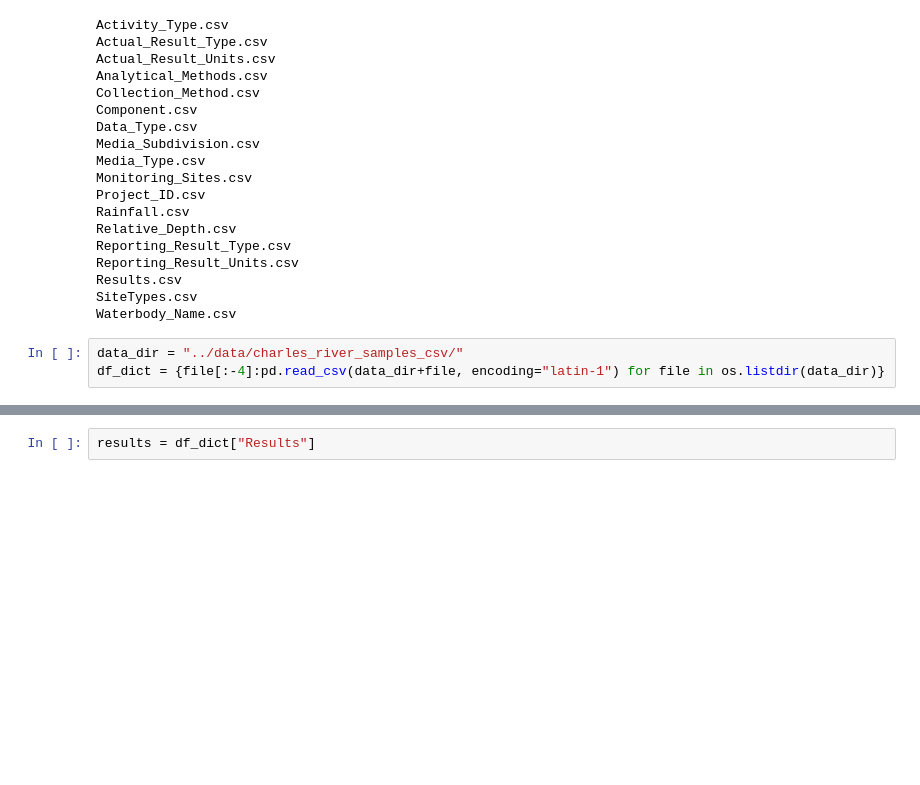
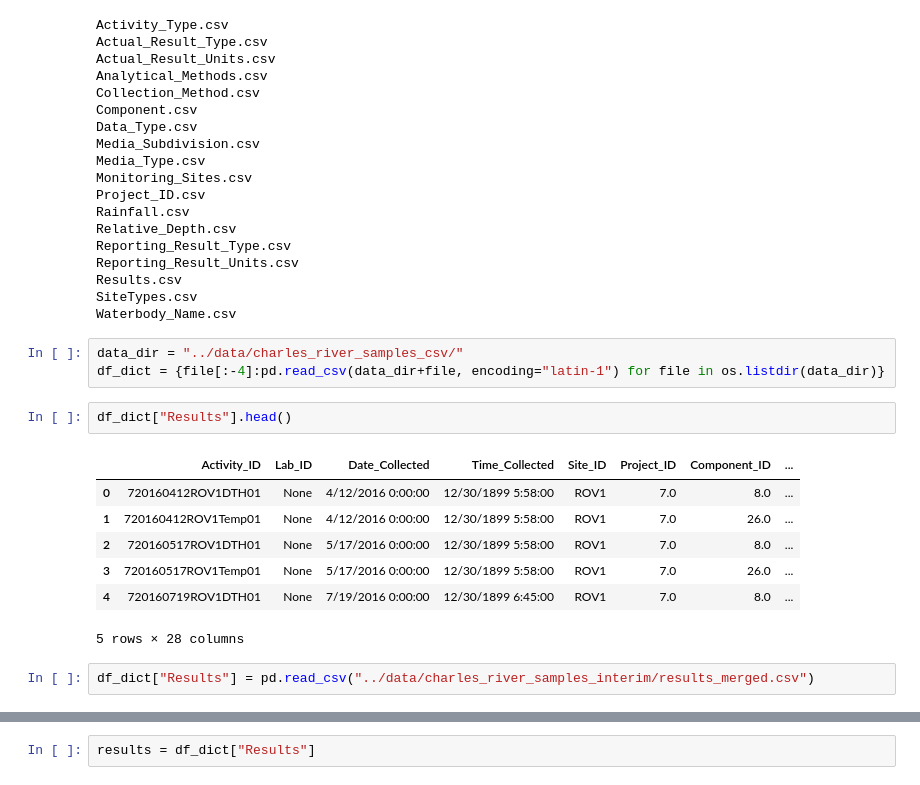
Before and after one commit to codeforboston/safe-water, a Jupyter notebook: projects/crwa/notebooks/njin-eda.ipynb, the cells around one changed output, grey strips where cells are left out. Saved outputs shown, nothing was run; the diff lists cells and outputs as text; blank space fills up the shorter version.

```diff
--- a/projects/crwa/notebooks/njin-eda.ipynb
+++ b/projects/crwa/notebooks/njin-eda.ipynb
@@ -32,4 +35,16 @@ Waterbody_Name.csv
 # %%
 data_dir = "../data/charles_river_samples_csv/"
 df_dict = {file[:-4]:pd.read_csv(data_dir+file, encoding="latin-1") for file in os.listdir(data_dir)}
+# %%
+df_dict["Results"].head()
+# %% [output]
+|  | Activity_ID | Lab_ID | Date_Collected | Time_Collected | Site_ID | Project_ID | Component_ID | ... |
+| 0 | 720160412ROV1DTH01 | None | 4/12/2016 0:00:00 | 12/30/1899 5:58:00 | ROV1 | 7.0 | 8.0 | ... |
+| 1 | 720160412ROV1Temp01 | None | 4/12/2016 0:00:00 | 12/30/1899 5:58:00 | ROV1 | 7.0 | 26.0 | ... |
+| 2 | 720160517ROV1DTH01 | None | 5/17/2016 0:00:00 | 12/30/1899 5:58:00 | ROV1 | 7.0 | 8.0 | ... |
+| 3 | 720160517ROV1Temp01 | None | 5/17/2016 0:00:00 | 12/30/1899 5:58:00 | ROV1 | 7.0 | 26.0 | ... |
+| 4 | 720160719ROV1DTH01 | None | 7/19/2016 0:00:00 | 12/30/1899 6:45:00 | ROV1 | 7.0 | 8.0 | ... |
+5 rows × 28 columns
+# %%
+df_dict["Results"] = pd.read_csv("../data/charles_river_samples_interim/results_merged.csv")
 # %%
```
Also changed, not shown: parts of 44 cells of this notebook.
